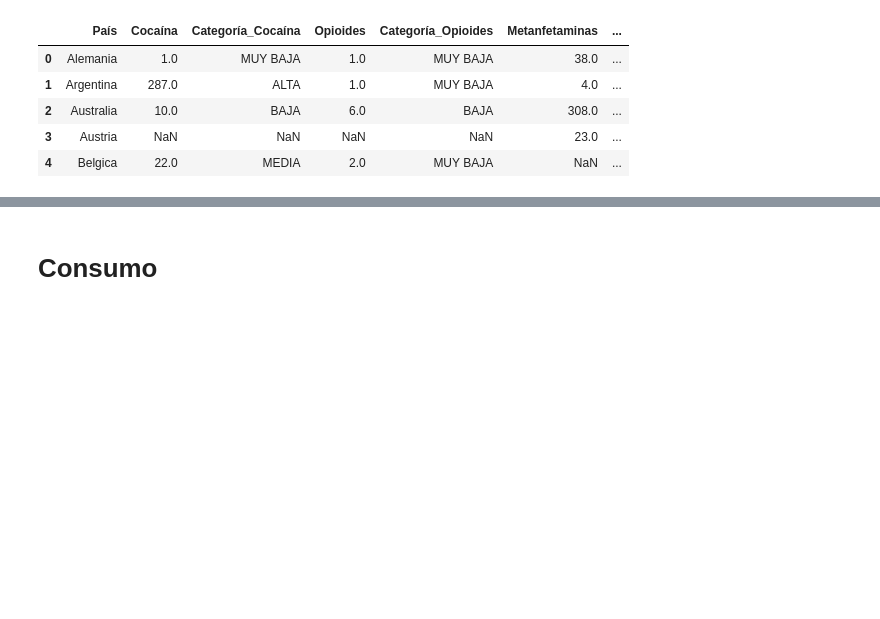
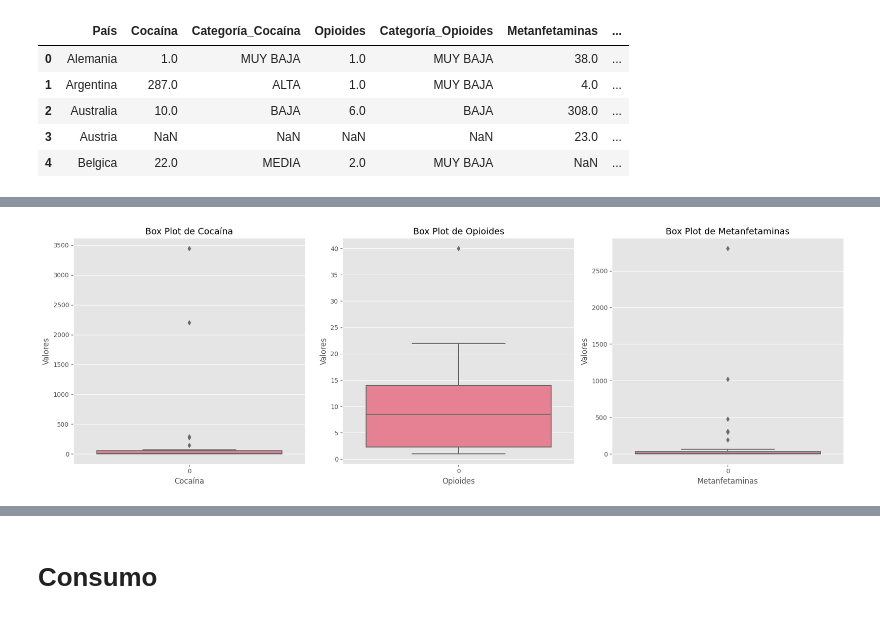
Before and after one commit to bitazaratustra/proyecto_ar, a Jupyter notebook: notebooks/EDA.ipynb, the cells around one changed output, grey strips where cells are left out. Saved outputs shown, nothing was run; the diff lists cells and outputs as text; code cells hidden in the pictures; blank space fills up the shorter version.

```diff
--- a/notebooks/EDA.ipynb
+++ b/notebooks/EDA.ipynb
@@ -191,0 +178,24 @@ plot_radar_chart()
+# %%
+df_sin_colombia = df_produccion[df_produccion['País'] != 'Colombia']
+
+fig, axes = plt.subplots(1, 3, figsize=(18, 6))
+
+sns.boxplot(data=df_sin_colombia['Cocaína'], ax=axes[0])
+axes[0].set_title('Box Plot de Cocaína', fontsize=14)
+axes[0].set_xlabel('Cocaína', fontsize=12)
+axes[0].set_ylabel('Valores', fontsize=12)
+
+sns.boxplot(data=df_sin_colombia['Opioides'], ax=axes[1])
+axes[1].set_title('Box Plot de Opioides', fontsize=14)
+axes[1].set_xlabel('Opioides', fontsize=12)
+axes[1].set_ylabel('Valores', fontsize=12)
+
+sns.boxplot(data=df_sin_colombia['Metanfetaminas'], ax=axes[2])
+axes[2].set_title('Box Plot de Metanfetaminas', fontsize=14)
+axes[2].set_xlabel('Metanfetaminas', fontsize=12)
+axes[2].set_ylabel('Valores', fontsize=12)
+
+plt.tight_layout()
+plt.show()
+# %% [output]
+[figure, added]
```
Also changed, not shown: parts of 9 cells of this notebook.
